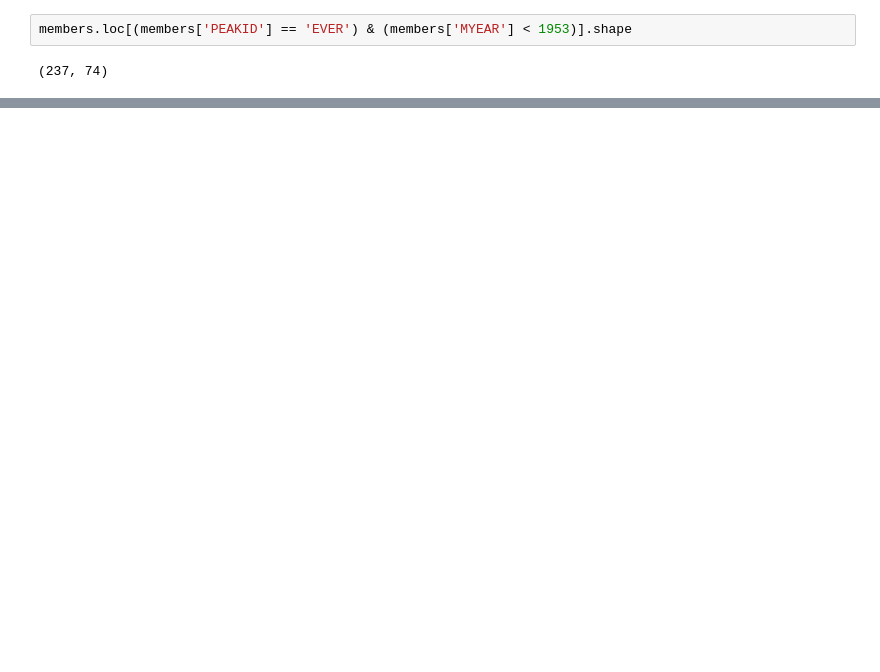
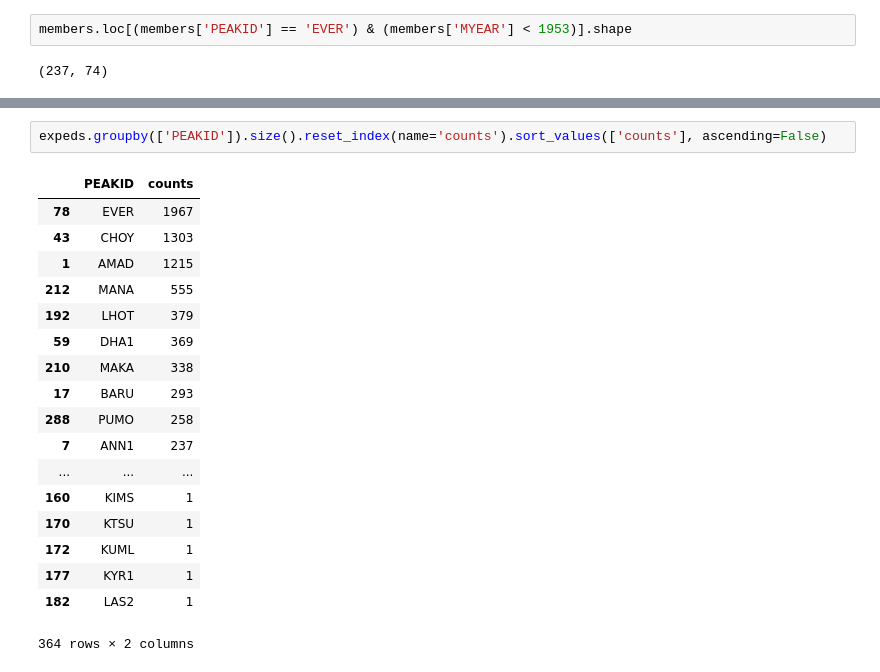
Before and after one commit to elbertwang3/himalayas, a Jupyter notebook: data/Untitled.ipynb, the cells around one changed output, grey strips where cells are left out. Drawn from its saved outputs; the diff is of its cells as text; blank space fills up the shorter version.

```diff
--- a/data/Untitled.ipynb
+++ b/data/Untitled.ipynb
@@ -449,0 +513,21 @@ members.loc[(members['PEAKID'] == 'EVER') & (members['MYEAR'] < 1953)].shape
+# %%
+expeds.groupby(['PEAKID']).size().reset_index(name='counts').sort_values(['counts'], ascending=False)
+# %% [output]
+|  | PEAKID | counts |
+| 78 | EVER | 1967 |
+| 43 | CHOY | 1303 |
+| 1 | AMAD | 1215 |
+| 212 | MANA | 555 |
+| 192 | LHOT | 379 |
+| 59 | DHA1 | 369 |
+| 210 | MAKA | 338 |
+| 17 | BARU | 293 |
+| 288 | PUMO | 258 |
+| 7 | ANN1 | 237 |
+| ... | ... | ... |
+| 160 | KIMS | 1 |
+| 170 | KTSU | 1 |
+| 172 | KUML | 1 |
+| 177 | KYR1 | 1 |
+| 182 | LAS2 | 1 |
+364 rows × 2 columns
```
Also changed, not shown: parts of 7 cells of this notebook, 6 other files.
